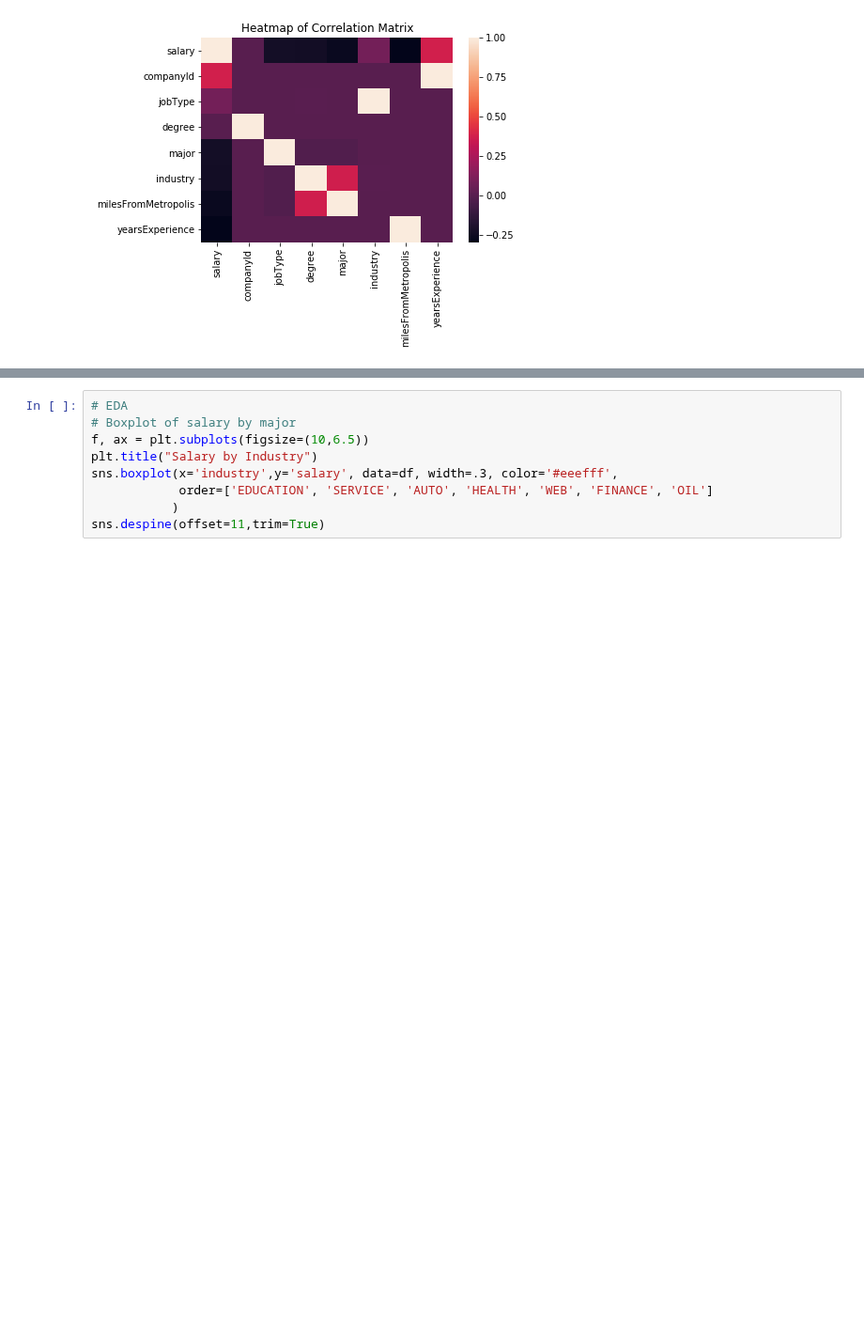
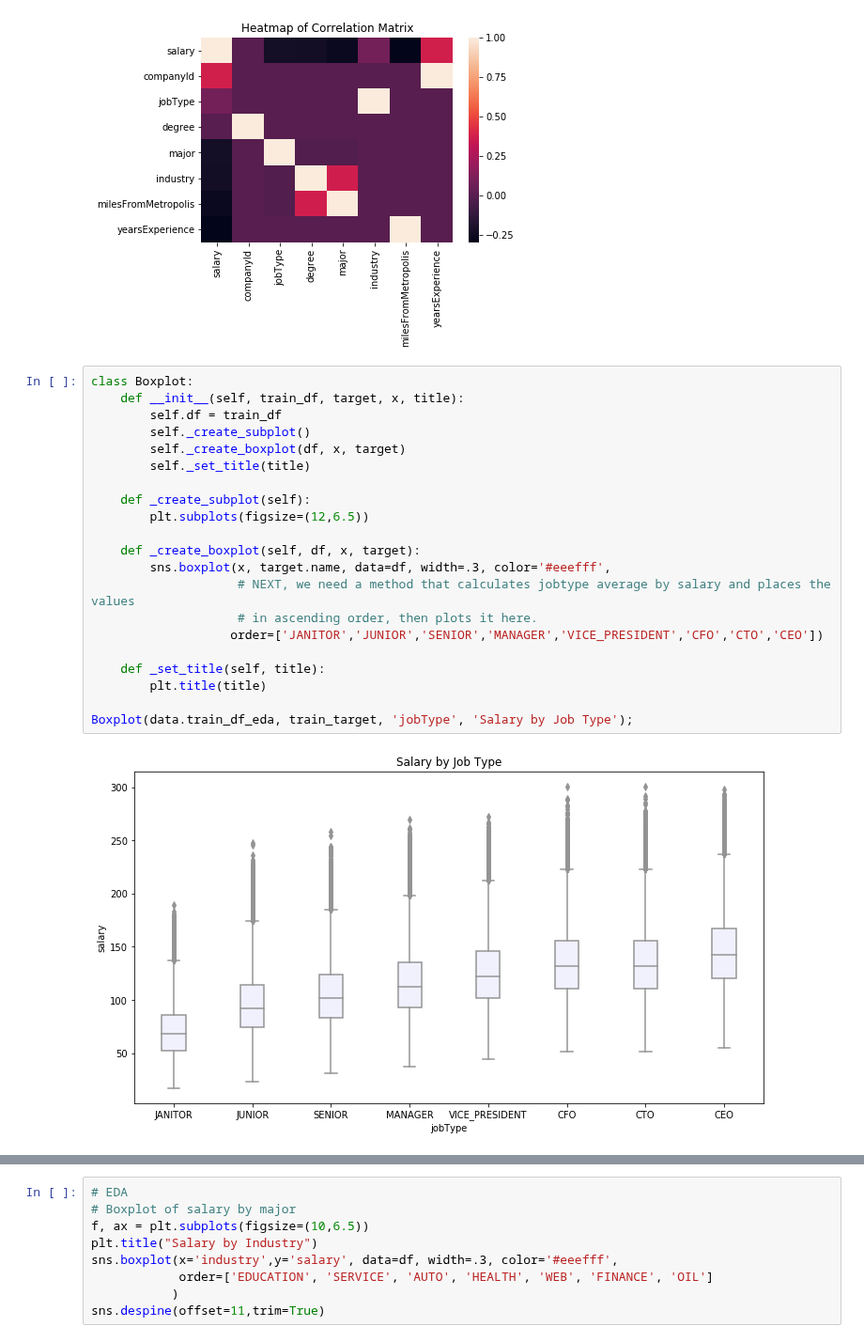
Before and after one commit to kirahman2/salarypredictionportfolio, a Jupyter notebook: Salary Prediction Notebook.ipynb, the cells around one changed output, grey strips where cells are left out. Shown at 94% size. Saved outputs shown, nothing was run; the diff lists cells and outputs as text; blank space fills up the shorter version.

Commit message:
Adding boxplot class.

```diff
--- a/Salary Prediction Notebook.ipynb
+++ b/Salary Prediction Notebook.ipynb
@@ -325,4 +325,27 @@ major                 -0.262435
 milesFromMetropolis   -0.297686
 Name: salary, dtype: float64
 [figure]
+# %%
+class Boxplot:
+    def __init__(self, train_df, target, x, title):
+        self.df = train_df
+        self._create_subplot()
+        self._create_boxplot(df, x, target)
+        self._set_title(title)
+
+    def _create_subplot(self):
+        plt.subplots(figsize=(12,6.5))
+
+    def _create_boxplot(self, df, x, target):
+        sns.boxplot(x, target.name, data=df, width=.3, color='#eeefff',
+                    # NEXT, we need a method that calculates jobtype average by salary and places the values
+                    # in ascending order, then plots it here.
+                   order=['JANITOR','JUNIOR','SENIOR','MANAGER','VICE_PRESIDENT','CFO','CTO','CEO'])
+
+    def _set_title(self, title):
+        plt.title(title)
+
+Boxplot(data.train_df_eda, train_target, 'jobType', 'Salary by Job Type');
+# %% [output]
+[figure, added]
 # %%
```
Also changed, not shown: parts of 5 cells of this notebook.
